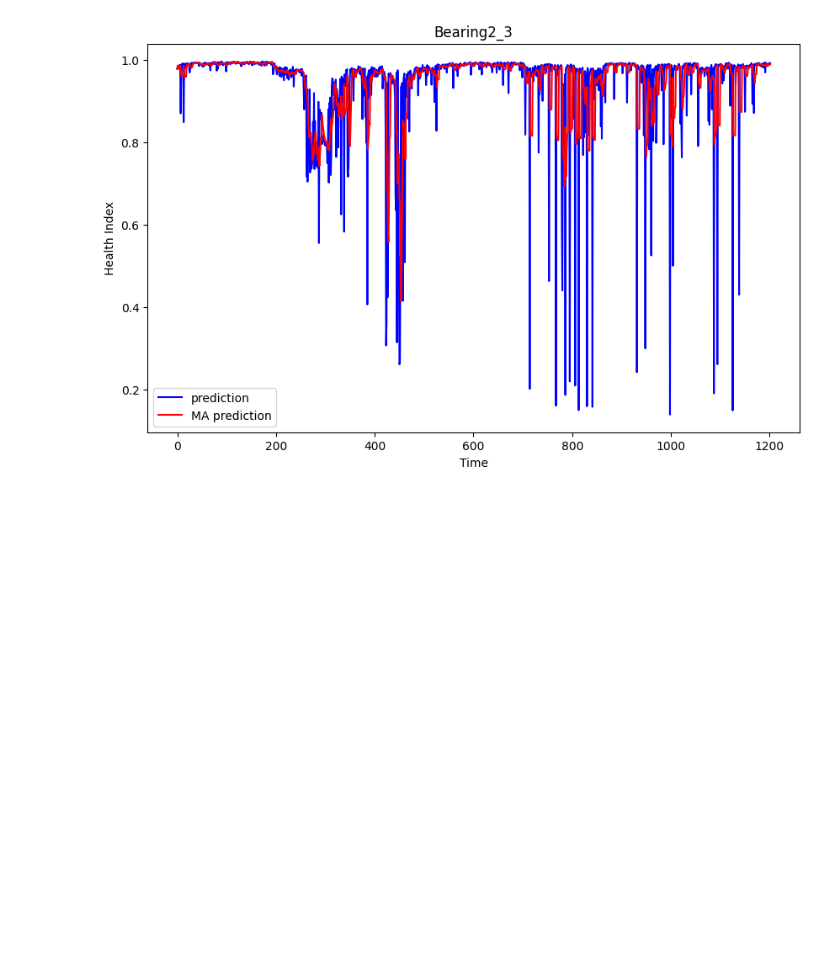
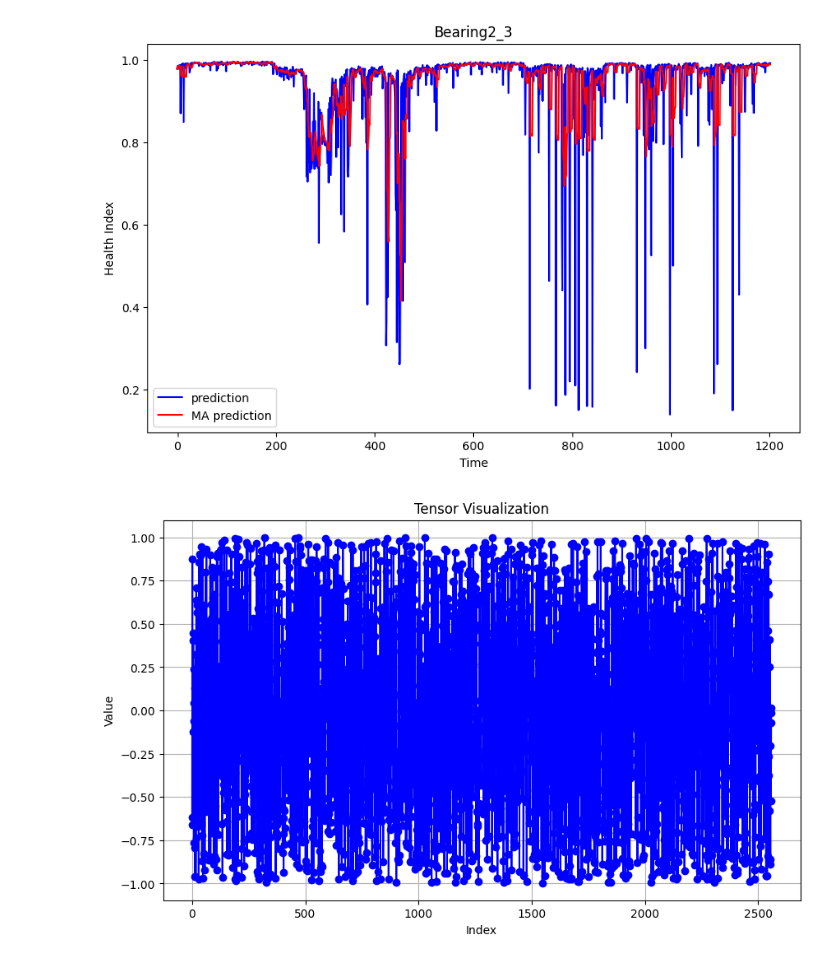
Before and after one commit to leokou42/WKN_SSO, a Jupyter notebook: src/testing_try.ipynb, the cells around one changed output. Cells and saved outputs as stored; diff of their text form; code cells hidden in the pictures; blank space fills up the shorter version.

```diff
--- a/src/testing_try.ipynb
+++ b/src/testing_try.ipynb
@@ -468,0 +485,17 @@ plt.legend()
+# %%
+import torch
+import matplotlib.pyplot as plt
+
+# 定義Tensor數據
+p = torch.rand(2560) * 2 - 1
+
+# 繪製Tensor數據
+plt.figure(figsize=(10, 6))  # 設定圖片大小
+plt.plot(p.numpy(), marker='o', linestyle='-', color='b')  # 將Tensor轉換為numpy array進行繪製
+plt.title('Tensor Visualization')  # 圖表標題
+plt.xlabel('Index')  # x軸標籤
+plt.ylabel('Value')  # y軸標籤
+plt.grid(True)  # 顯示格線
+plt.show()  # 顯示圖表
+# %% [output]
+[figure, added]
```
Also changed, not shown: parts of 7 cells of this notebook, 6 other files.
